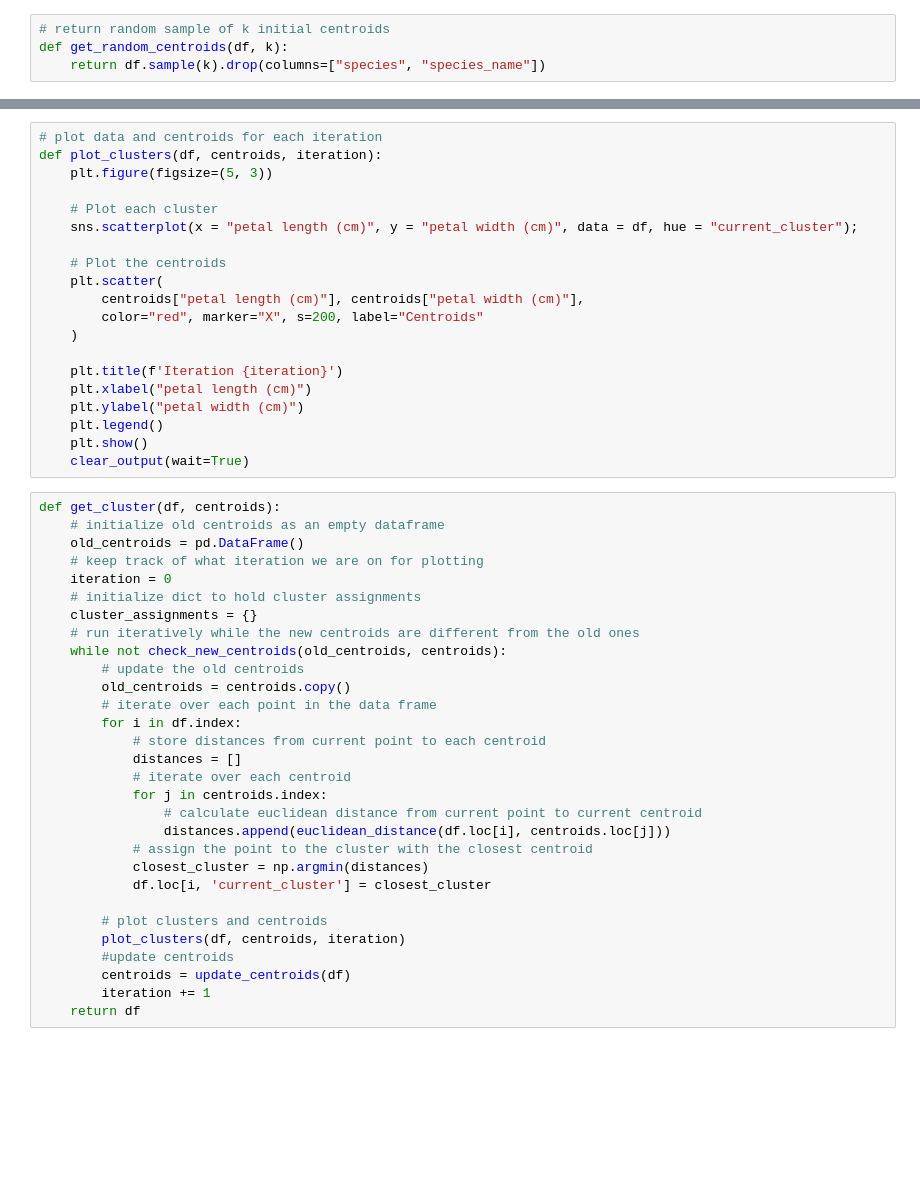
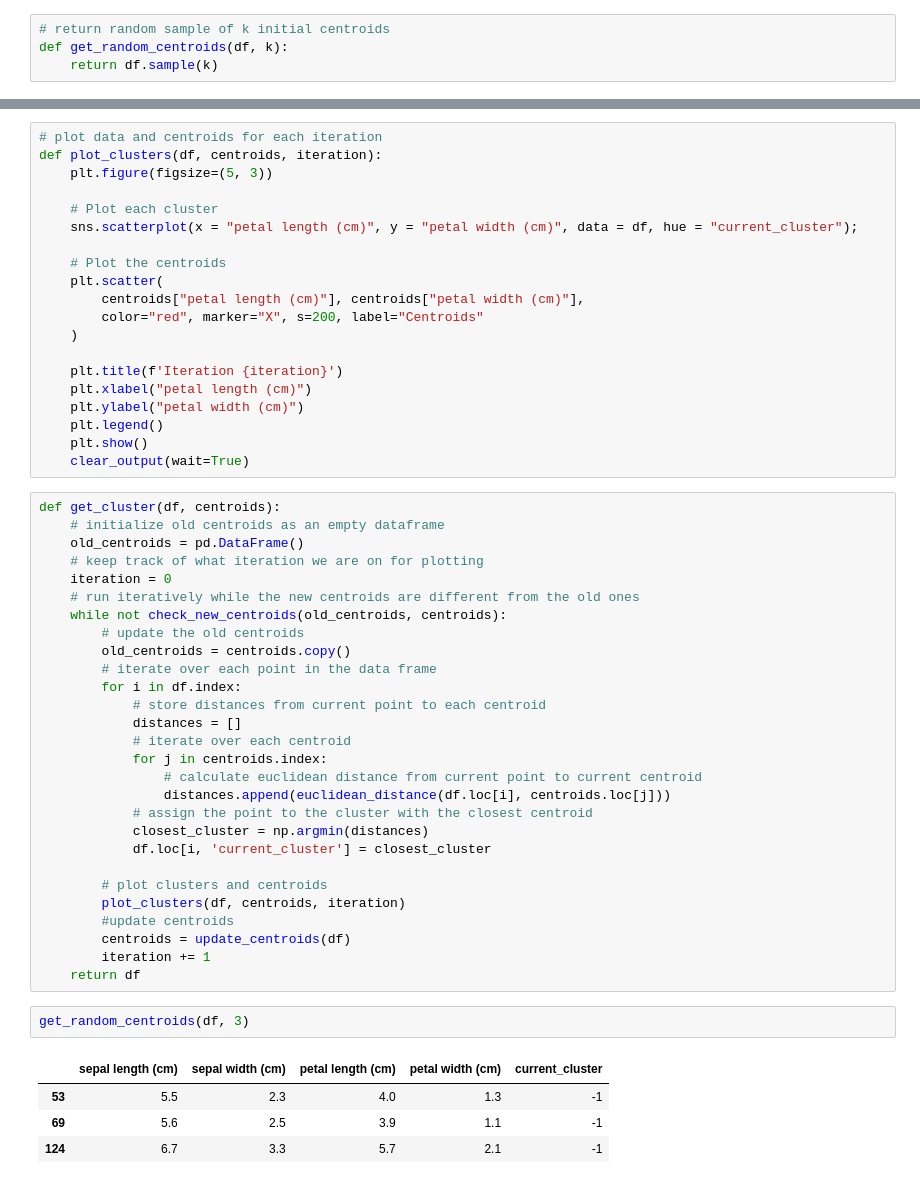
Before and after one commit to michaeledge27/CSCI290, a Jupyter notebook: notebooks/kMeansClustering.ipynb, the cells around one changed output, grey strips where cells are left out. Cells and saved outputs as stored; diff of their text form; blank space fills up the shorter version.

```diff
--- a/notebooks/kMeansClustering.ipynb
+++ b/notebooks/kMeansClustering.ipynb
@@ -81,7 +83,7 @@ def euclidean_distance(x1, x2):
 # %%
 # return random sample of k initial centroids
 def get_random_centroids(df, k):
-    return df.sample(k).drop(columns=["species", "species_name"])
+    return df.sample(k)
 # %%
 get_random_centroids(df, 3)
 # %% [output]
@@ -130,8 +132,6 @@ def get_cluster(df, centroids):
     old_centroids = pd.DataFrame()
     # keep track of what iteration we are on for plotting
     iteration = 0
-    # initialize dict to hold cluster assignments
-    cluster_assignments = {}
     # run iteratively while the new centroids are different from the old ones
     while not check_new_centroids(old_centroids, centroids):
         # update the old centroids
@@ -154,6 +154,13 @@ def get_cluster(df, centroids):
         centroids = update_centroids(df)
         iteration += 1
     return df
+# %%
+get_random_centroids(df, 3)
+# %% [output]
+|  | sepal length (cm) | sepal width (cm) | petal length (cm) | petal width (cm) | current_cluster |
+| 53 | 5.5 | 2.3 | 4.0 | 1.3 | -1 |
+| 69 | 5.6 | 2.5 | 3.9 | 1.1 | -1 |
+| 124 | 6.7 | 3.3 | 5.7 | 2.1 | -1 |
 # %%
 get_cluster(df, get_random_centroids(df, 3))
 # %% [output]
```
Also changed, not shown: parts of 6 cells of this notebook.
